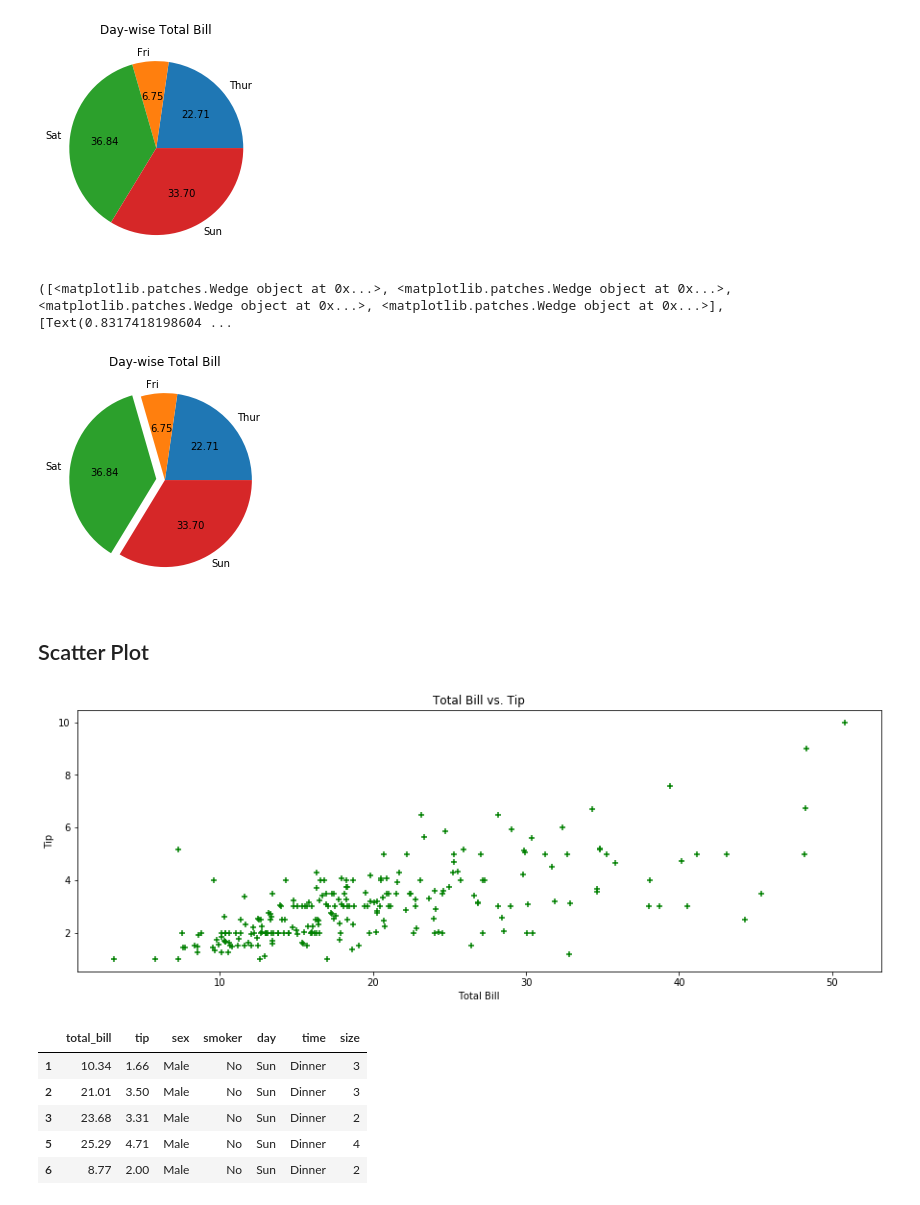
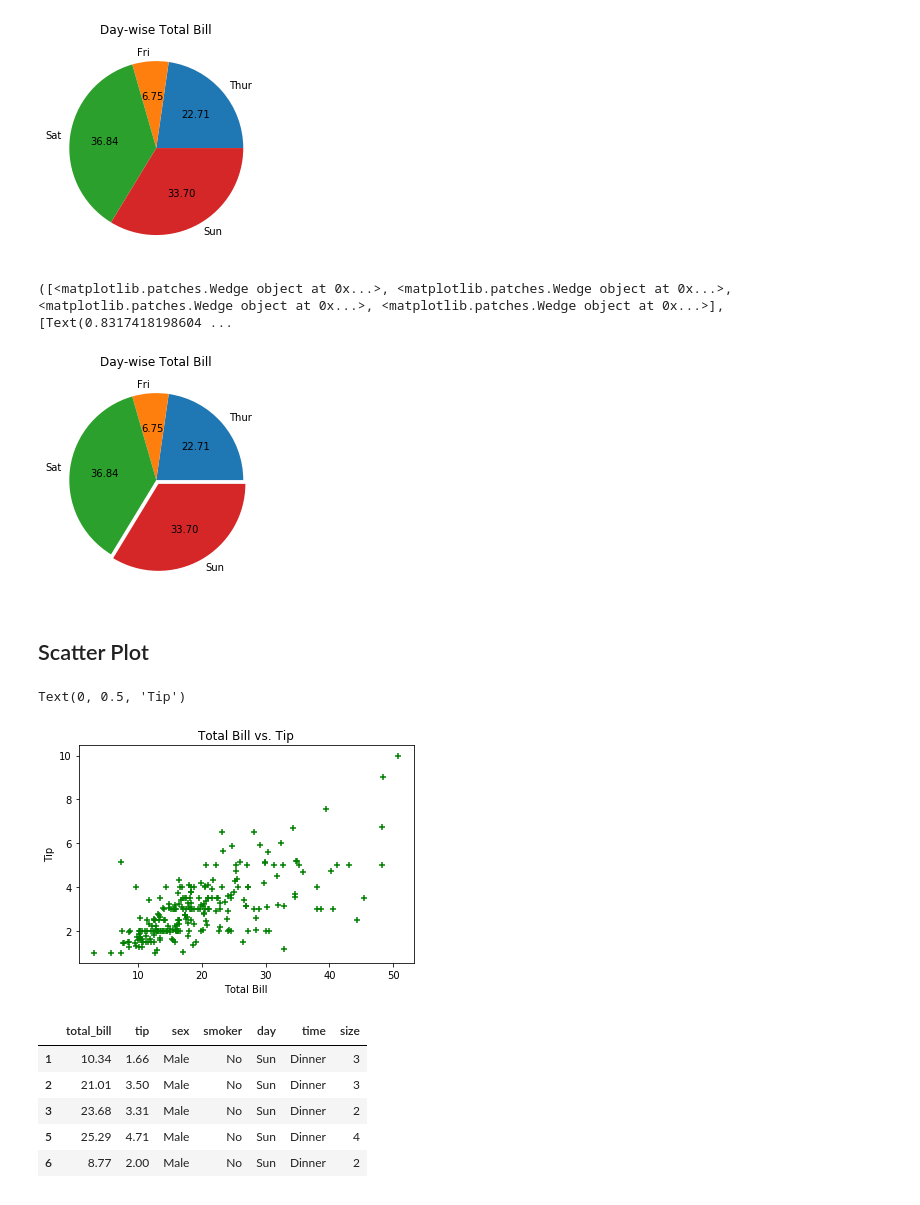
Before and after one commit to srikanthpragada/DS_03_AUG_2020, a Jupyter notebook: plots/matplotlibdemo.ipynb, the cells around one changed output. Cells and saved outputs as stored; diff of their text form; code cells hidden in the pictures.

```diff
--- a/plots/matplotlibdemo.ipynb
+++ b/plots/matplotlibdemo.ipynb
@@ -84,24 +78,26 @@ plt.title("Day-wise Total Bill")
 Text(0.5, 1.0, 'Day-wise Total Bill')
 [figure]
 # %%
-ax = plt.pie(day_total['total_bill'], labels = day_total['day'], autopct ="%.2f", explode = (0,0,0.10,0))
+ax = plt.pie(day_total['total_bill'], labels = day_total['day'], autopct ="%.2f",
+              explode = (0,0,0,0.05))
 plt.title("Day-wise Total Bill")
 print(ax)
 # %% [output]
 ([<matplotlib.patches.Wedge object at 0x...>, <matplotlib.patches.Wedge object at 0x...>, <matplotlib.patches.Wedge object at 0x...>, <matplotlib.patches.Wedge object at 0x...>], [Text(0.8317418198604 ...
-[figure, old version]
+[figure, new version]
 # %% [markdown]
 ## Scatter Plot
 # %%
 plt.scatter( tips['total_bill'], tips['tip'],c = 'green', marker='+')
 plt.title("Total Bill vs. Tip")
 plt.xlabel("Total Bill")
 plt.ylabel("Tip")
 # plt.xlim((0,80))  # X Scale
 # plt.ylim((0,15))
-plt.gcf().set_size_inches(15,5)
+# plt.gcf().set_size_inches(15,5)
 # %% [output]
+Text(0, 0.5, 'Tip')
-[figure, old version]
+[figure, new version]
 # %%
 male_trans = tips.loc [ tips.sex == 'Male',:]
 female_trans = tips.loc [ tips.sex == 'Female',:]
```
Also changed, not shown: parts of 10 cells of this notebook.
